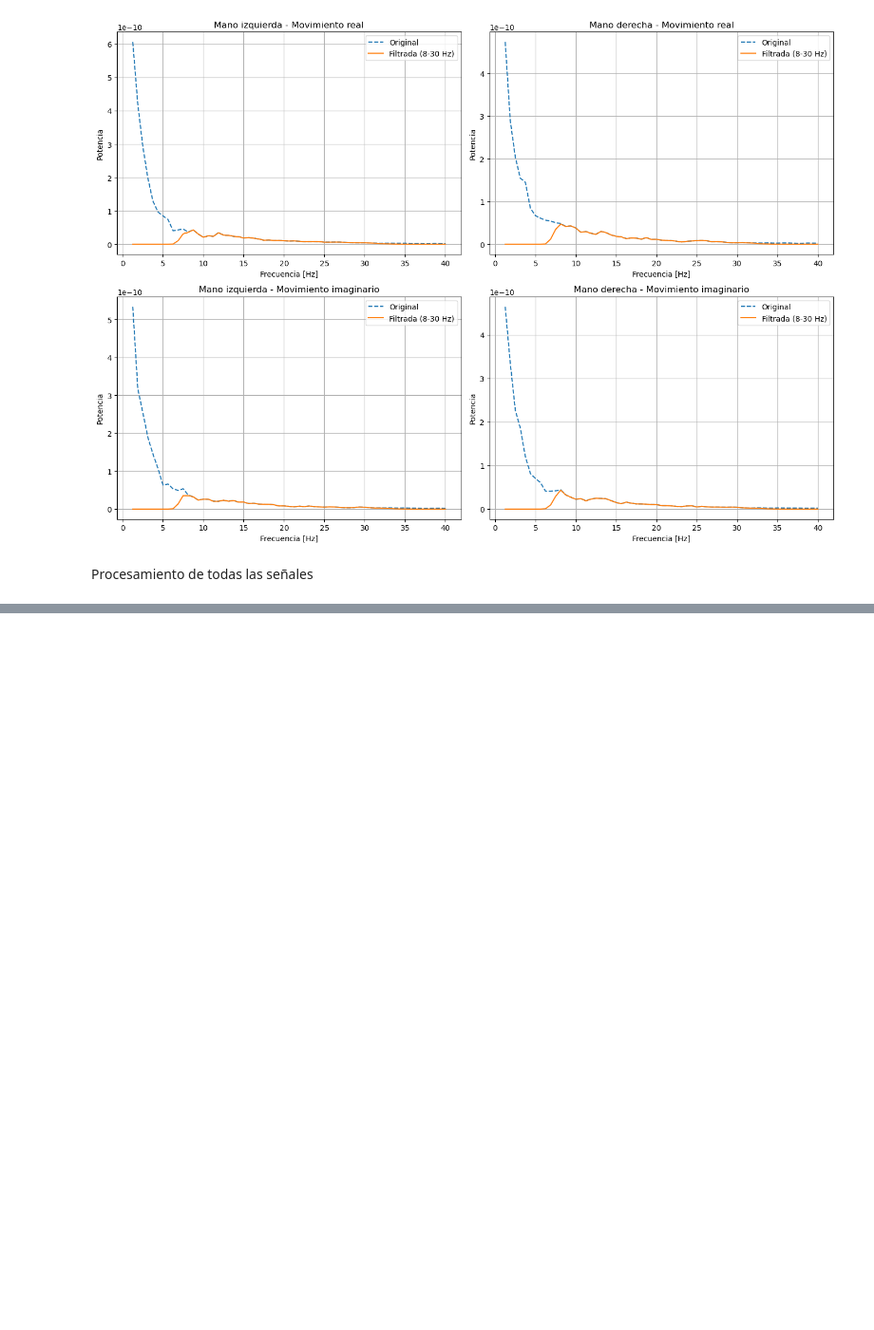
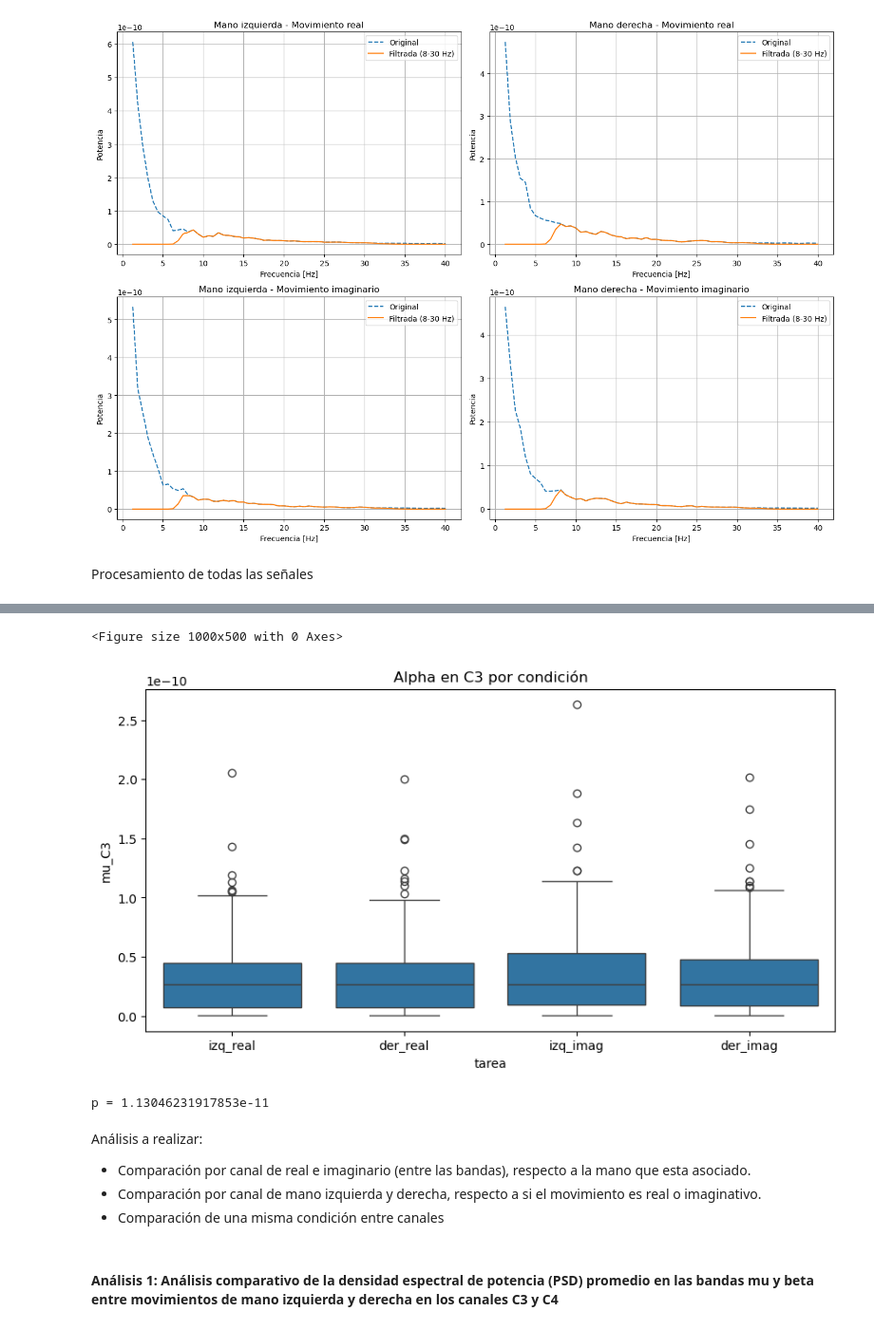
Before and after one commit to Isa21bella09/Proyecto-1---Biose-ales---Procesamiento-EEG, a Jupyter notebook: Proyecto 1 - Bioseñales.ipynb, the cells around one changed output, grey strips where cells are left out. Shown at 95% size. Saved outputs shown, nothing was run; the diff lists cells and outputs as text; code cells hidden in the pictures; blank space fills up the shorter version.

Commit message:
Planteamiento de hipótesis - Análisis 1

```diff
--- a/Proyecto 1 - Bioseñales.ipynb
+++ b/Proyecto 1 - Bioseñales.ipynb
@@ -364,3 +369,8 @@ NOTE: pick_channels() is a legacy function. New code should use inst.pick(...).
 NOTE: pick_channels() is a legacy function. New code should use inst.pick(...).
 sub-109 procesado
 Sujetos procesados - Proceso finalizado
+# %%
+df = pd.read_csv("resultados_psd.csv")
+
+print(df.head())
+#print(df["tarea"].unique())
@@ -366,0 +395,27 @@ Sujetos procesados - Proceso finalizado
+# %%
+
+
+plt.figure(figsize=(10,5))
+sns.boxplot(data=df, x="tarea", y="mu_C3")
+plt.title("Alpha en C3 por condición")
+plt.show()
+# %% [output]
+<Figure size 1000x500 with 0 Axes>
+[figure, added]
+# %%
+from scipy.stats import shapiro
+
+grupo = df[df["tarea"]=="izq_imag"]["alpha_C3"]
+stat, p = shapiro(grupo)
+
+print("p =", p)
+# %% [output]
+p = 1.13046231917853e-11
+# %% [markdown]
+Análisis a realizar:
+
+- Comparación por canal de real e imaginario (entre las bandas), respecto a la mano que esta asociado.
+- Comparación por canal de mano izquierda y derecha, respecto a si el movimiento es real o imaginativo.
+- Comparación de una misma condición entre canales
+# %% [markdown]
+#### **Análisis 1:** Análisis comparativo de la densidad espectral de potencia (PSD) promedio en las bandas mu y beta entre movimientos de mano izquierda y derecha en los canales C3 y C4
```
Also changed, not shown: parts of 9 cells of this notebook.
